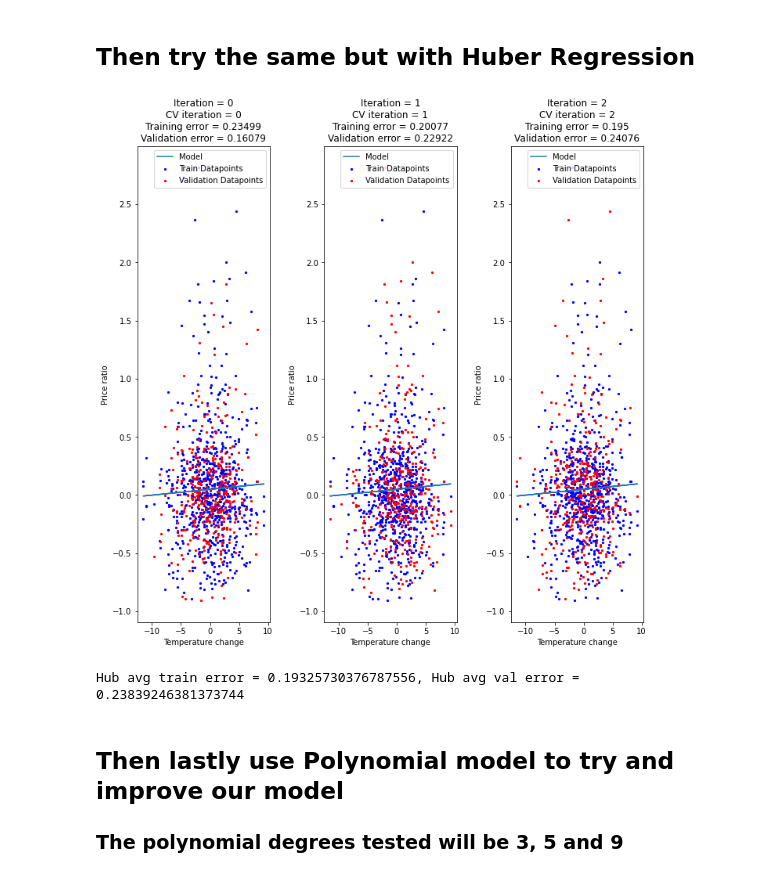
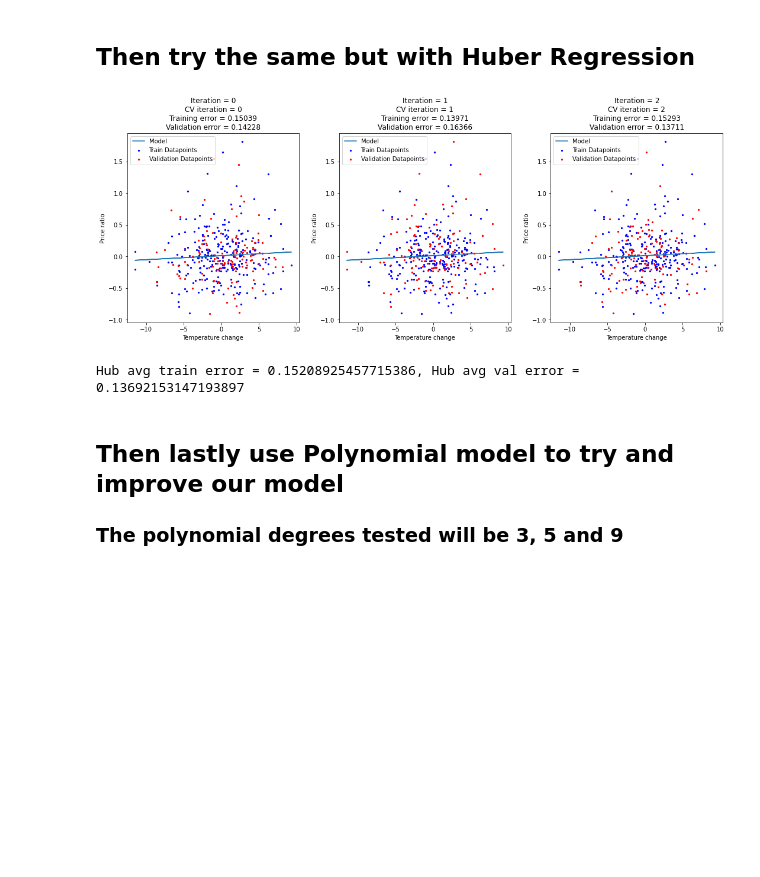
Before and after one commit to LinuzJ/ml-energy-prices, a Jupyter notebook: project.ipynb, the cells around one changed output. Saved outputs shown, nothing was run; the diff lists cells and outputs as text; code cells hidden in the pictures; blank space fills up the shorter version.

```diff
--- a/project.ipynb
+++ b/project.ipynb
@@ -70,6 +70,8 @@ plt.show()
 # %% [markdown]
 We now split the data into Test data and Remaining data <br>
 The remainig data will be used for training and the test data will give us the final error value.
+# %%
+X_test, X, y_test, y = train_test_split(X, y, test_size=0.6, random_state=42)
 # %% [markdown]
 ## Linear
 # %%
@@ -134,41 +136,41 @@ H_tr_errors = []
 H_val_errors = []
 counter = 0
 
-plt.figure(figsize=(10, 10))
+plt.figure(figsize=(15, 6))
 # Loop through the kfolds
 for j, (train_indices, val_indices) in enumerate(kfold.split(X)):
 
     plt.subplot(1, k, counter+1)   # choose the subplot
 
     # Define training and validation data
 
     X_train, y_train, X_val, y_val = X[train_indices], y[train_indices], X[val_indices], y[val_indices]
 
     Hregr = HuberRegressor()
     Hregr.fit(X, y)
 
     # Compute errors on folded train and validation data
     y_pred_train = Hregr.predict(X_train)    # predict using the linear model
     H_tr_error = mean_squared_error(y_train, y_pred_train)    # calculate the training error
     y_pred_val = Hregr.predict(X_val) # predict labels for the validation data using the linear model
     H_val_error = mean_squared_error(y_val, y_pred_val) # calculate the validation error
 
     H_tr_errors.append(tr_error)
     H_val_errors.append(val_error)
 
     plt.tight_layout(pad=1, w_pad=2, h_pad=2)
     plt.plot(X, regr.predict(X), label="Model")
     plt.scatter(X_train, y_train, color="b", s=5, label="Train Datapoints")
     plt.scatter(X_val, y_val, color="r", s=5, label="Validation Datapoints")
     plt.xlabel('Temperature change')
     plt.ylabel('Price ratio')
     plt.legend(loc="best")
     plt.title(f'Iteration = {counter}\nCV iteration = {j}\nTraining error = {H_tr_error:.5}\nValidation error = {H_val_error:.5}')
     counter += 1
 
 plt.show()
 # %% [output]
-[figure, old version]
+[figure, new version]
 # %%
 # Now calculate average tr and val error
 hub_average_train_error = np.mean(H_tr_errors)
@@ -177,7 +179,7 @@ hub_average_val_error = np.mean(H_val_errors)
 print(f"Hub avg train error = {hub_average_train_error}, "
       f"Hub avg val error = {hub_average_val_error}")
 # %% [output]
-Hub avg train error = 0.19325730376787556, Hub avg val error = 0.23839246381373744
+Hub avg train error = 0.15208925457715386, Hub avg val error = 0.13692153147193897
 # %% [markdown]
 ## Then lastly use Polynomial model to try and improve our model
 
```
Also changed, not shown: parts of 9 cells of this notebook.
